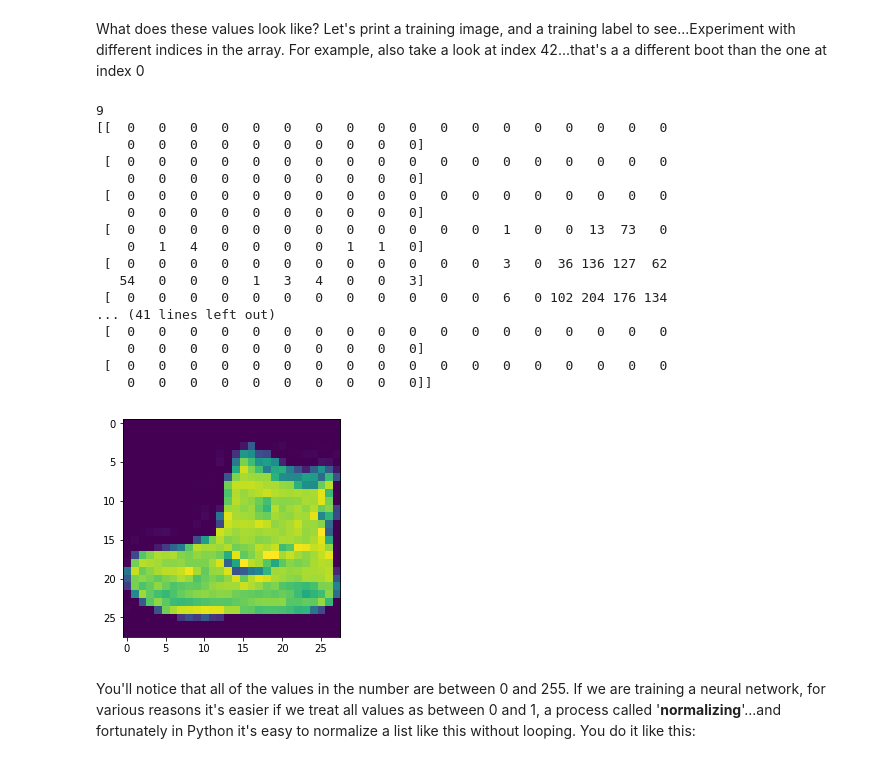
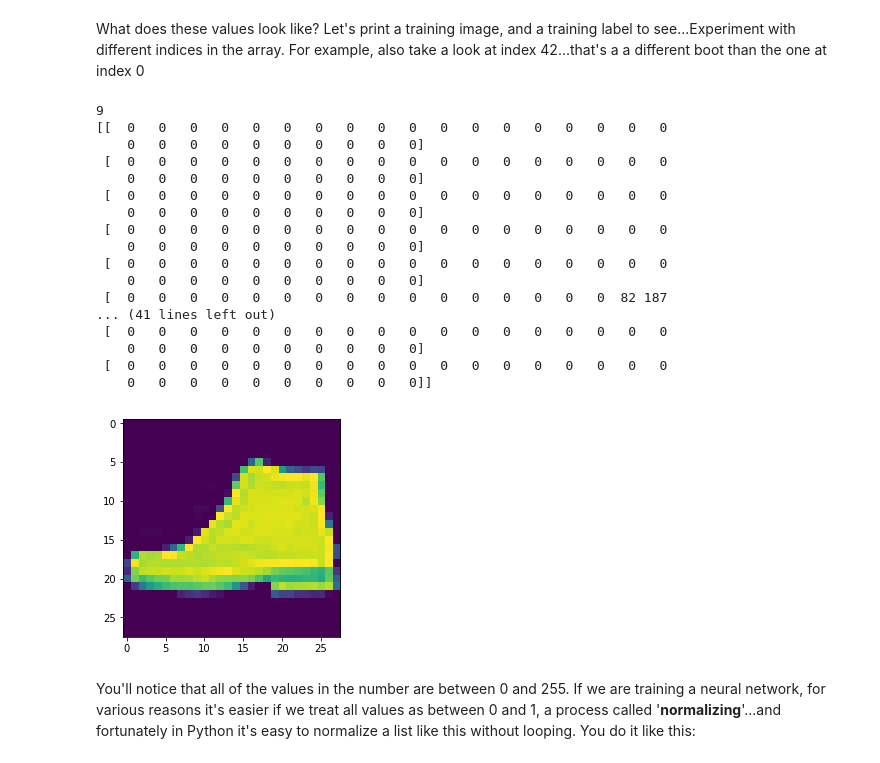
Before and after one commit to ghchinoy/ml-notebooks, a Jupyter notebook: Lab2_Computer_Vision_edited.ipynb, the cells around one changed output. Cells and saved outputs as stored; diff of their text form; code cells hidden in the pictures.

```diff
--- a/Lab2_Computer_Vision_edited.ipynb
+++ b/Lab2_Computer_Vision_edited.ipynb
@@ -44,29 +70,29 @@ Downloading data from https://storage.googleapis.com/tensorflow/tf-keras-dataset
 What does these values look like? Let's print a training image, and a training label to see...Experiment with different indices in the array. For example, also take a look at index 42...that's a a different boot than the one at index 0
 # %%
 import matplotlib.pyplot as plt
-i = 0
+i = 42
 plt.imshow(training_images[i])
 print(training_labels[i])
 print(training_images[i])
 # %% [output]
 9
 [[  0   0   0   0   0   0   0   0   0   0   0   0   0   0   0   0   0   0
     0   0   0   0   0   0   0   0   0   0]
  [  0   0   0   0   0   0   0   0   0   0   0   0   0   0   0   0   0   0
     0   0   0   0   0   0   0   0   0   0]
  [  0   0   0   0   0   0   0   0   0   0   0   0   0   0   0   0   0   0
     0   0   0   0   0   0   0   0   0   0]
- [  0   0   0   0   0   0   0   0   0   0   0   0   1   0   0  13  73   0
-    0   1   4   0   0   0   0   1   1   0]
- [  0   0   0   0   0   0   0   0   0   0   0   0   3   0  36 136 127  62
-   54   0   0   0   1   3   4   0   0   3]
- [  0   0   0   0   0   0   0   0   0   0   0   0   6   0 102 204 176 134
+ [  0   0   0   0   0   0   0   0   0   0   0   0   0   0   0   0   0   0
+    0   0   0   0   0   0   0   0   0   0]
+ [  0   0   0   0   0   0   0   0   0   0   0   0   0   0   0   0   0   0
+    0   0   0   0   0   0   0   0   0   0]
+ [  0   0   0   0   0   0   0   0   0   0   0   0   0   0   0   0  82 187
 ... (41 lines left out)
  [  0   0   0   0   0   0   0   0   0   0   0   0   0   0   0   0   0   0
     0   0   0   0   0   0   0   0   0   0]
  [  0   0   0   0   0   0   0   0   0   0   0   0   0   0   0   0   0   0
     0   0   0   0   0   0   0   0   0   0]]
-[figure, old version]
+[figure, new version]
 # %% [markdown]
 You'll notice that all of the values in the number are between 0 and 255. If we are training a neural network, for various reasons it's easier if we treat all values as between 0 and 1, a process called '**normalizing**'...and fortunately in Python it's easy to normalize a list like this without looping. You do it like this:
 # %%
```
Also changed, not shown: parts of 10 cells of this notebook.
